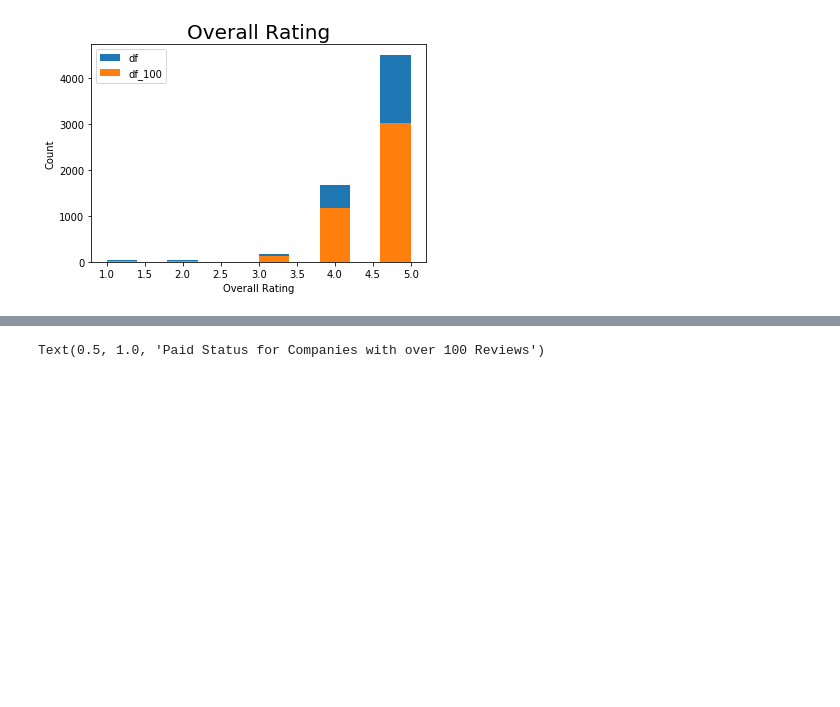
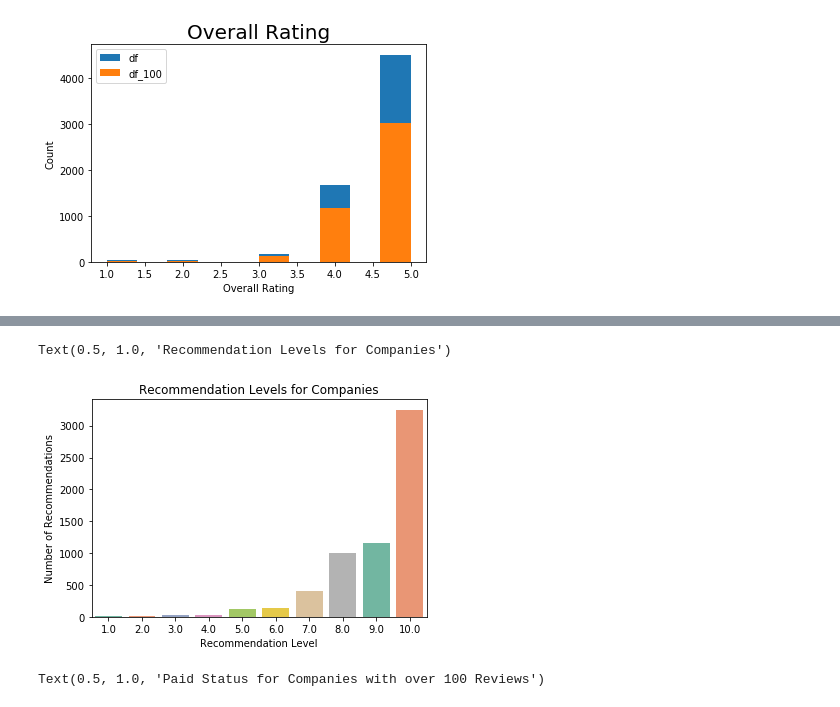
Before and after one commit to wonchankim97/Ticketing-Software-Web-Scraping, a Jupyter notebook: ipynb/eda.ipynb, the cells around one changed output, grey strips where cells are left out. Cells and saved outputs as stored; diff of their text form; code cells hidden in the pictures; blank space fills up the shorter version.

```diff
--- a/ipynb/eda.ipynb
+++ b/ipynb/eda.ipynb
@@ -169,3 +87,11 @@ TypeError: unsupported operand type(s) for /: 'str' and 'int'
+# %%
+sns.countplot(df['recommend'], palette = "Set2")
+plt.xlabel('Recommendation Level')
+plt.ylabel('Number of Recommendations')
+plt.title('Recommendation Levels for Companies')
+# %% [output]
+Text(0.5, 1.0, 'Recommendation Levels for Companies')
+[figure, added]
 # %%
 sns.countplot(df_100['paid_status'])
 plt.xlabel('Paid Status')
```
Also changed, not shown: parts of 23 cells of this notebook.
